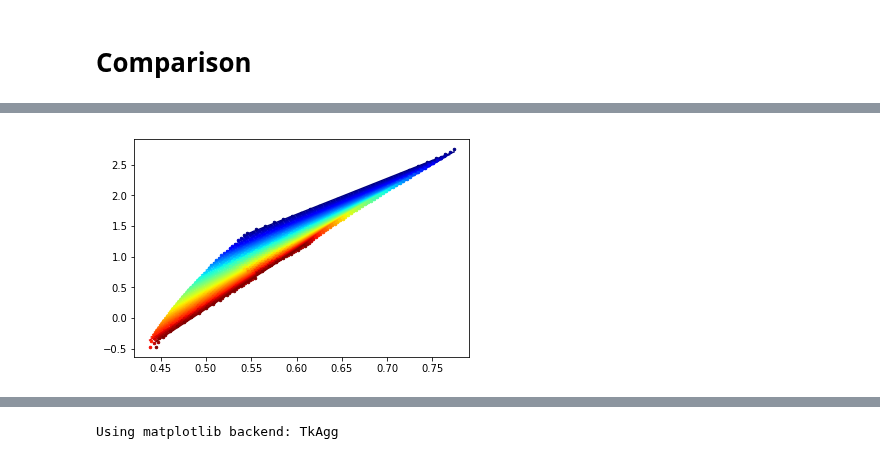
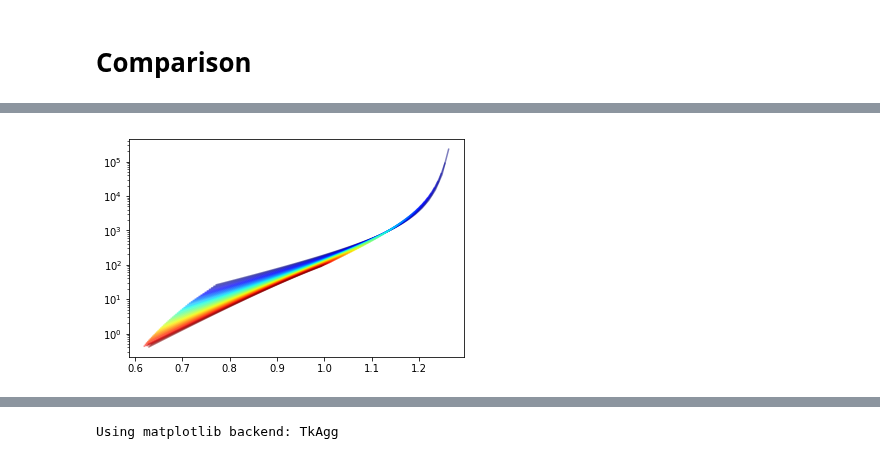
Before and after one commit to jsbarbosa/TesisFisica, a Jupyter notebook: Files/Week 10/ReturnProperties.ipynb, the cells around one changed output, grey strips where cells are left out. Drawn from its saved outputs; the diff is of its cells as text; code cells hidden in the pictures.

```diff
--- a/Files/Week 10/ReturnProperties.ipynb
+++ b/Files/Week 10/ReturnProperties.ipynb
@@ -312,40 +302,27 @@ fig, ax = plotSpeedvsRT(grid_s)
 # %%
-# def function(x, a, b, c, d, e):
-# #     a = 1e-13
-#     return a * np.exp(b * (x - c)) + d * x + e
-
-# def function(v, a, b, c, d, e):
-#     d = 0.05935354
-#     e = -1.90376926
-#     c = b = 1e-1
-#     return a * np.exp(b * v) + d * v + e
-
-# def function(v, a, b):
-#     return a * v ** 2 +
-
-def function(x, a, b):
-    return a * x + b
+def function(x, a, b, c):
+    return a * x + b + c / (x - 1.3)
 
 popts = []
 colors = smbh.getColors(len(FRACTIONS))
 
 for i in range(0, 50, 1):
-    cut = 12
+    cut = 0
     y = grid_s[i, cut:, 0]
     v = SPEEDS[cut : ] / ESCAPE_SPEEDS[i]
     y, v = getValidOnly(y, v)
 
-#     yy = np.log10(y) - 0.05935354 * v + 1.90376926
     yy = np.log10(y)
-    popt, pcov = curve_fit(function, v, yy, maxfev = 10000)
+    popt, pcov = curve_fit(function, v, yy, maxfev = 1000)
 
     popts.append(popt)
 
     ys = function(v, *popt)
 
-    plt.plot(v, yy, 'o', color = colors[i], ms = 2.5)
-    plt.plot(v, ys, color = colors[i])
+#     plt.plot(v, 10 ** yy, 'o', color = colors[i], ms = 0.5)
+    plt.plot(v, 10 ** ys, color = colors[i], alpha = 0.5)
+plt.yscale('log')
 
-# plt.yscale('log')
+popts = np.array(popts)
 # %% [output]
-[figure, old version]
+[figure, new version]
```
Also changed, not shown: parts of 22 cells of this notebook, 12 other files.
